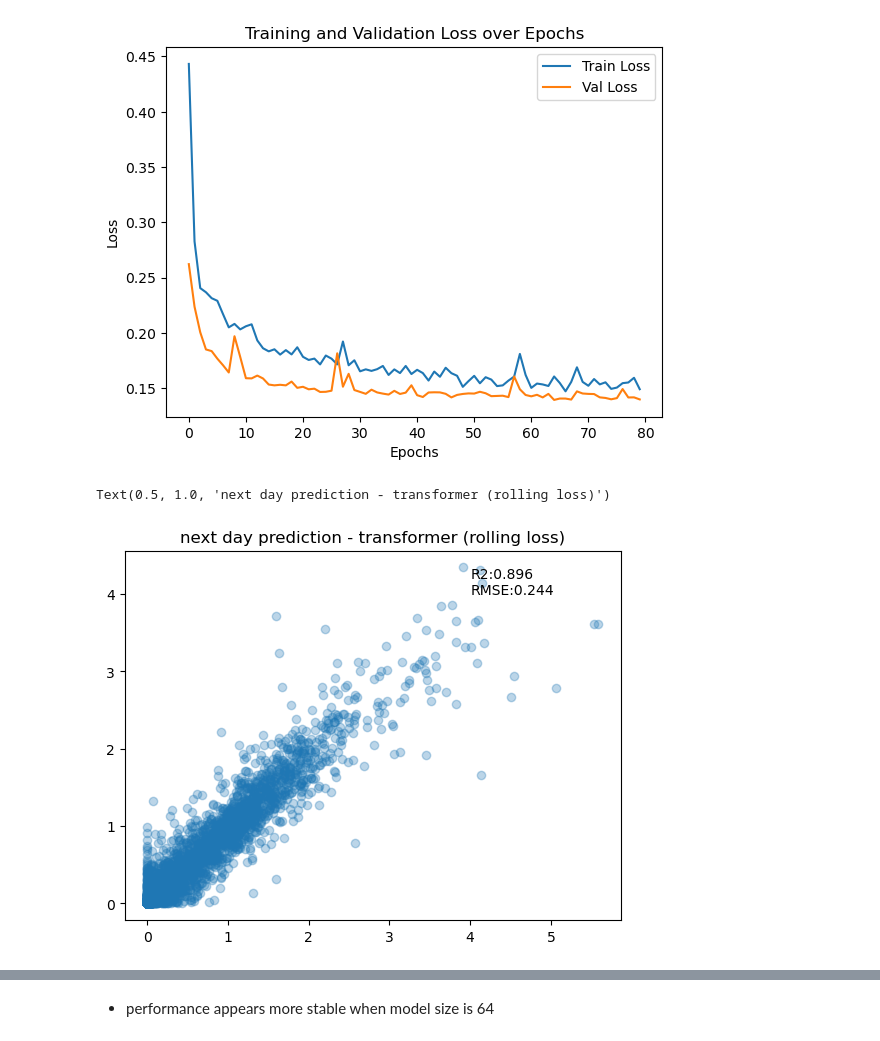
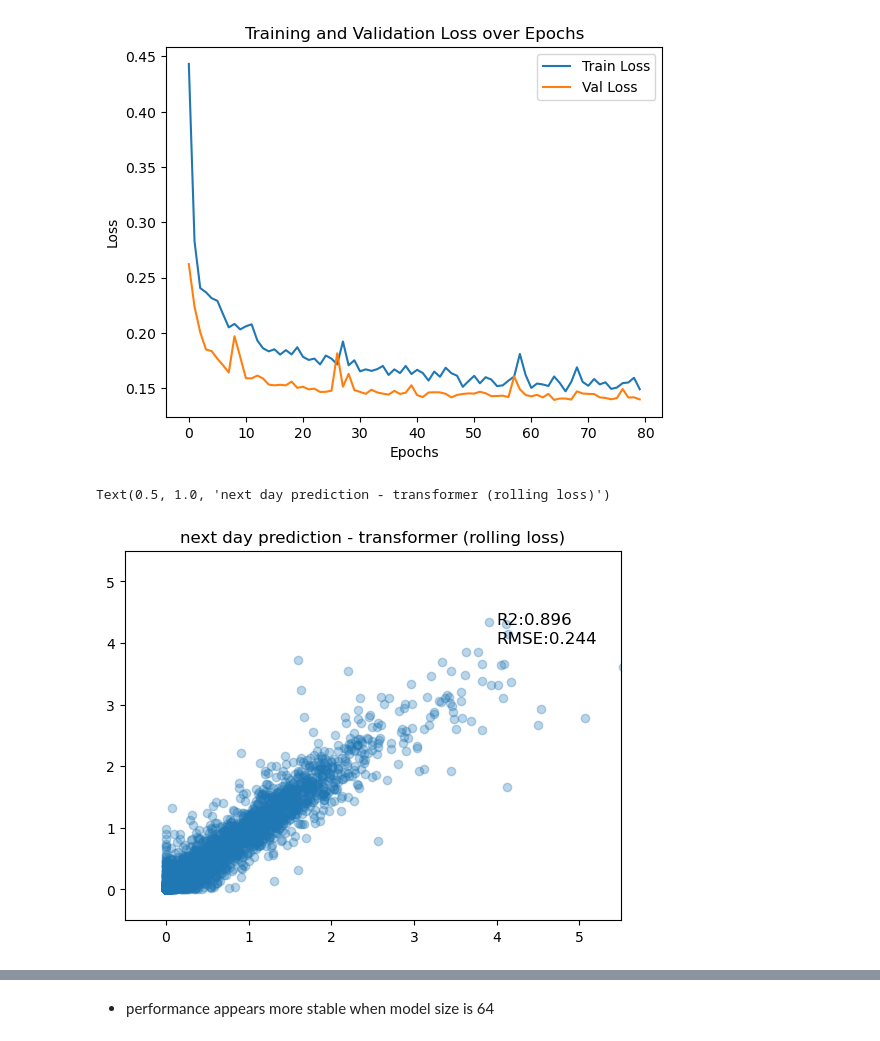
Before and after one commit to PinaColadast/eth-capstone-treewater-deficit, a Jupyter notebook: 04_Transformer_training_rolling_loss.ipynb, the cells around one changed output, grey strips where cells are left out. Saved outputs shown, nothing was run; the diff lists cells and outputs as text; code cells hidden in the pictures.

```diff
--- a/04_Transformer_training_rolling_loss.ipynb
+++ b/04_Transformer_training_rolling_loss.ipynb
@@ -772,15 +776,17 @@ plt.show()
 # %%
 # next day prediction performance
 rmse = root_mean_squared_error(utils.clip_and_inverse_log2_transform(actuals), utils.clip_and_inverse_log2_transform(preds))
 r2 = r2_score(utils.clip_and_inverse_log2_transform(actuals), utils.clip_and_inverse_log2_transform(preds))
 
 plt.scatter(utils.clip_and_inverse_log2_transform(actuals), utils.clip_and_inverse_log2_transform(preds), alpha=0.3)
-plt.text(x=4, y = 4, s = f"RMSE:{rmse:.3f}")
-plt.text(x= 4, y = 4.2, s=f"R2:{r2:.3f}")
+plt.text(x=4, y = 4, s = f"RMSE:{rmse:.3f}", fontsize = 12)
+plt.text(x= 4, y = 4.3, s=f"R2:{r2:.3f}", fontsize = 12)
+plt.xlim(-0.5,5.5)
+plt.ylim(-0.5,5.5)
 plt.title("next day prediction - transformer (rolling loss)")
 # %% [output]
 Text(0.5, 1.0, 'next day prediction - transformer (rolling loss)')
-[figure, old version]
+[figure, new version]
 # %%
 y_pred_val_at, y_val_at = utils.compute_recursive_predictions_fast_torch(model_best.to(device), val_df_at, feature_window_size=lag_n,
 label_window_size=1, shift=1, config=config, batch_size=128)
```
Also changed, not shown: parts of 2 cells of this notebook.
